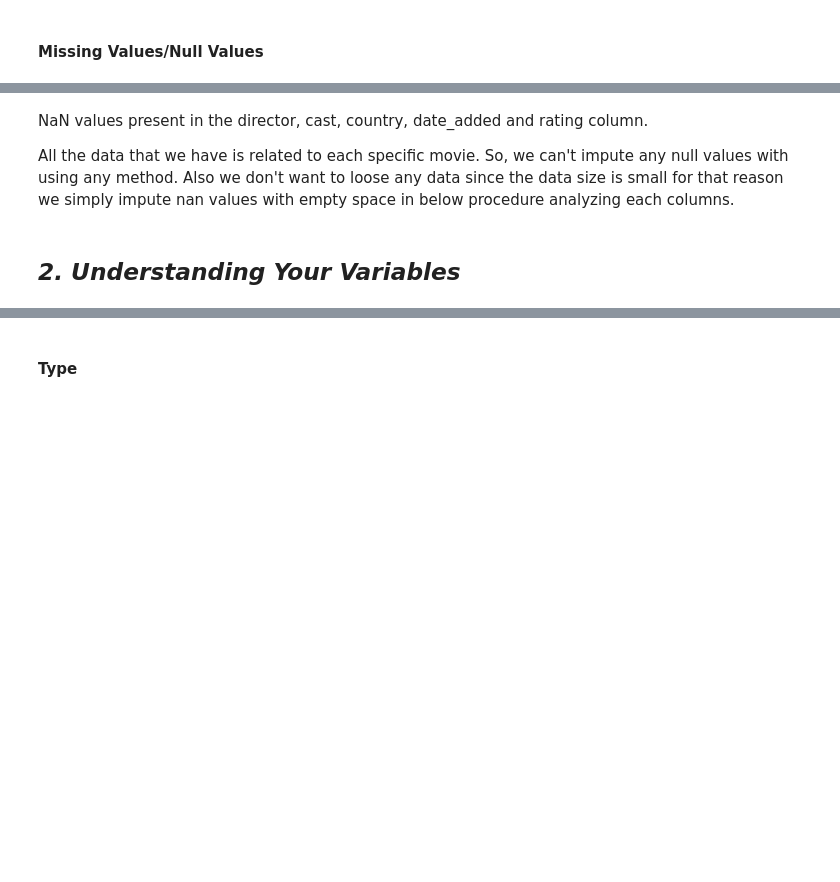
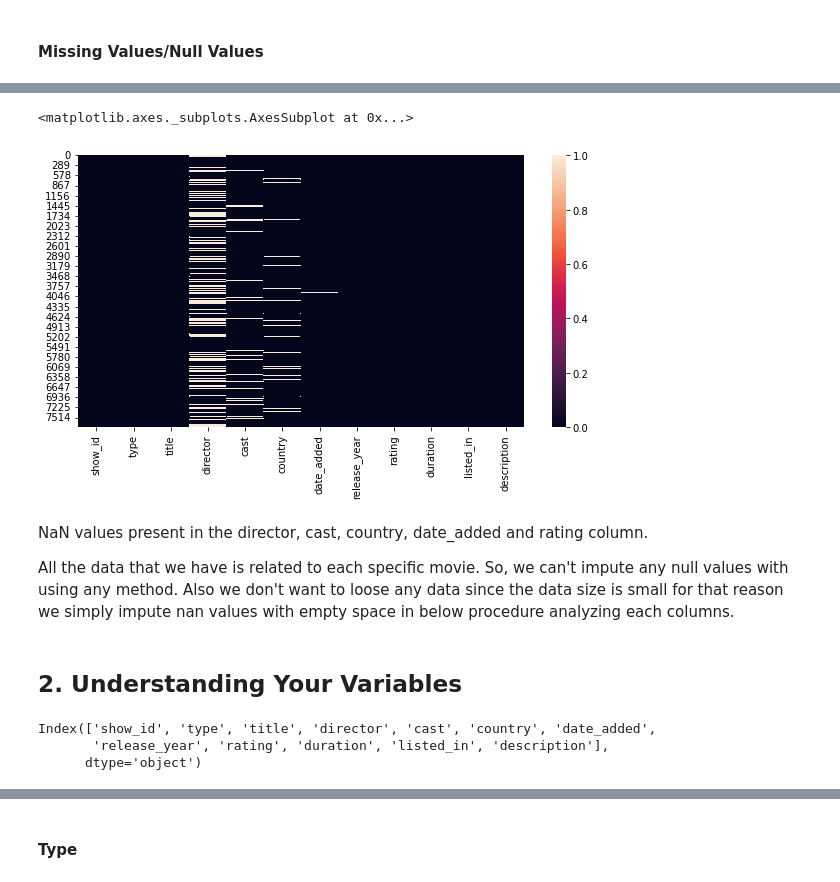
Before and after one commit to harkpun/Netflix-Movie-and-TV-Shows-Clustering, a Jupyter notebook: Netflix_Movie_and_TV_Shows_Clustering.ipynb, the cells around one changed output, grey strips where cells are left out. Drawn from its saved outputs; the diff is of its cells as text; code cells hidden in the pictures; blank space fills up the shorter version.

```diff
--- a/Netflix_Movie_and_TV_Shows_Clustering.ipynb
+++ b/Netflix_Movie_and_TV_Shows_Clustering.ipynb
@@ -134,15 +216,22 @@ msno.bar(data, figsize=(10,5), color='black', fontsize=12)
 # %%
 # Visualizing the missing values using Heatmap
 plt.figure(figsize=(10,5))
-sns.heatmap(data.isna())
+sns.heatmap(df.isna())
+# %% [output]
+<matplotlib.axes._subplots.AxesSubplot at 0x...>
+[figure, added]
 # %% [markdown]
 NaN values present in the director, cast, country, date_added and rating column.
 
 All the data that we have is related to each specific movie. So, we can't impute any null values with using any method. Also we don't want to loose any data since the data size is small for that reason we simply impute nan values with empty space in below procedure analyzing each columns.
 # %% [markdown]
-## ***2. Understanding Your Variables***
+## **2. Understanding Your Variables**
 # %%
 # Dataset Columns
-data.columns
+df.columns
+# %% [output]
+Index(['show_id', 'type', 'title', 'director', 'cast', 'country', 'date_added',
+       'release_year', 'rating', 'duration', 'listed_in', 'description'],
+      dtype='object')
 # %%
 # Dataset Describe
```
Also changed, not shown: parts of 186 cells of this notebook.
